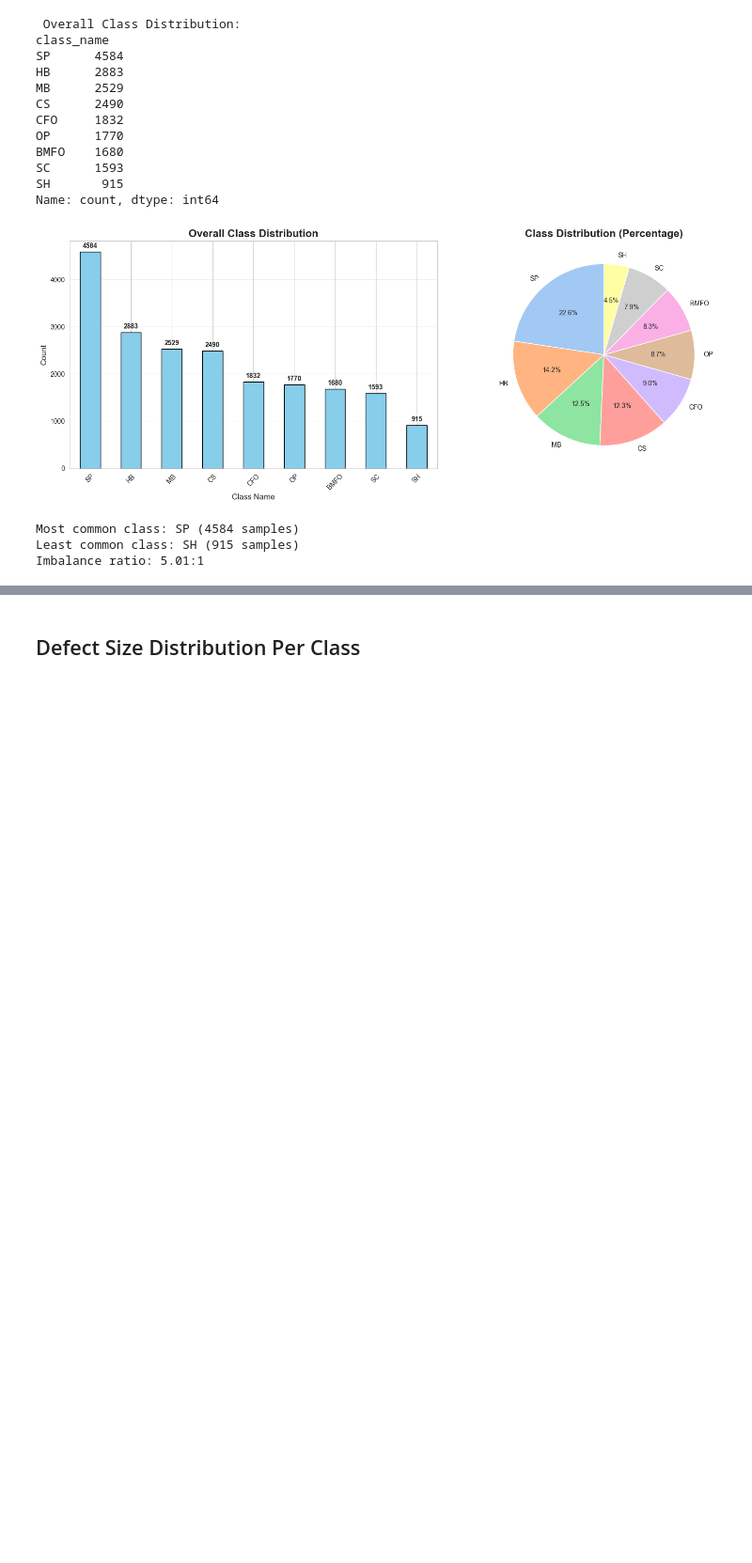
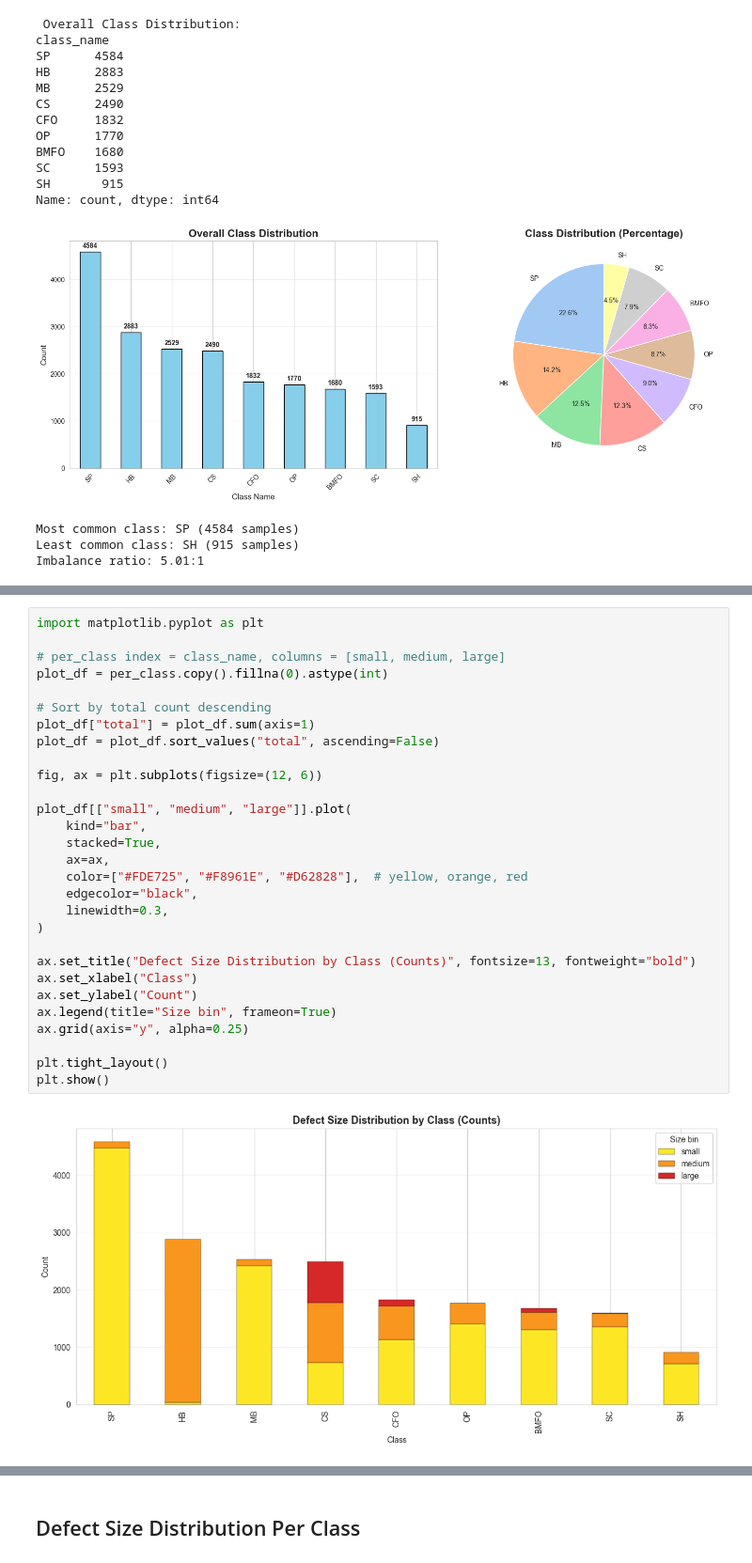
Before and after one commit to MalipieroMattia/ADVCV_final_project, a Jupyter notebook: EDA/EDA_pcb.ipynb, the cells around one changed output, grey strips where cells are left out. Shown at 94% size. Cells and saved outputs as stored; diff of their text form; blank space fills up the shorter version.

```diff
--- a/EDA/EDA_pcb.ipynb
+++ b/EDA/EDA_pcb.ipynb
@@ -351,3 +446,34 @@ Name: count, dtype: float64
+# %%
+import matplotlib.pyplot as plt
+
+# per_class index = class_name, columns = [small, medium, large]
+plot_df = per_class.copy().fillna(0).astype(int)
+
+# Sort by total count descending
+plot_df["total"] = plot_df.sum(axis=1)
+plot_df = plot_df.sort_values("total", ascending=False)
+
+fig, ax = plt.subplots(figsize=(12, 6))
+
+plot_df[["small", "medium", "large"]].plot(
+    kind="bar",
+    stacked=True,
+    ax=ax,
+    color=["#FDE725", "#F8961E", "#D62828"],  # yellow, orange, red
+    edgecolor="black",
+    linewidth=0.3,
+)
+
+ax.set_title("Defect Size Distribution by Class (Counts)", fontsize=13, fontweight="bold")
+ax.set_xlabel("Class")
+ax.set_ylabel("Count")
+ax.legend(title="Size bin", frameon=True)
+ax.grid(axis="y", alpha=0.25)
+
+plt.tight_layout()
+plt.show()
+# %% [output]
+[figure, added]
 # %%
 # Visualizations
 fig, axes = plt.subplots(2, 2, figsize=(16, 12))
```
Also changed, not shown: parts of 26 cells of this notebook, 18 other files.
